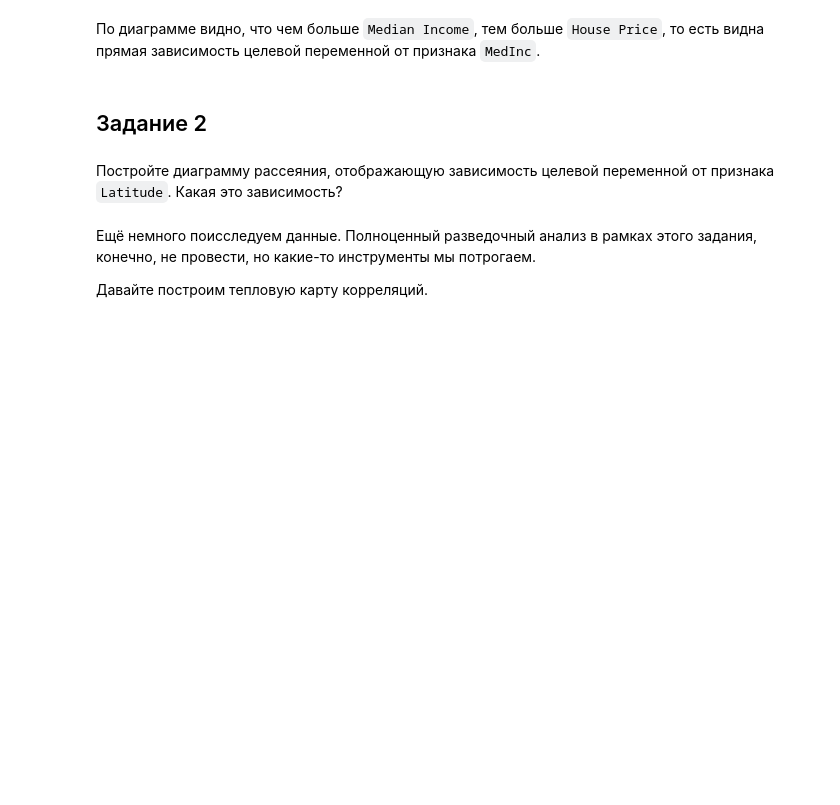
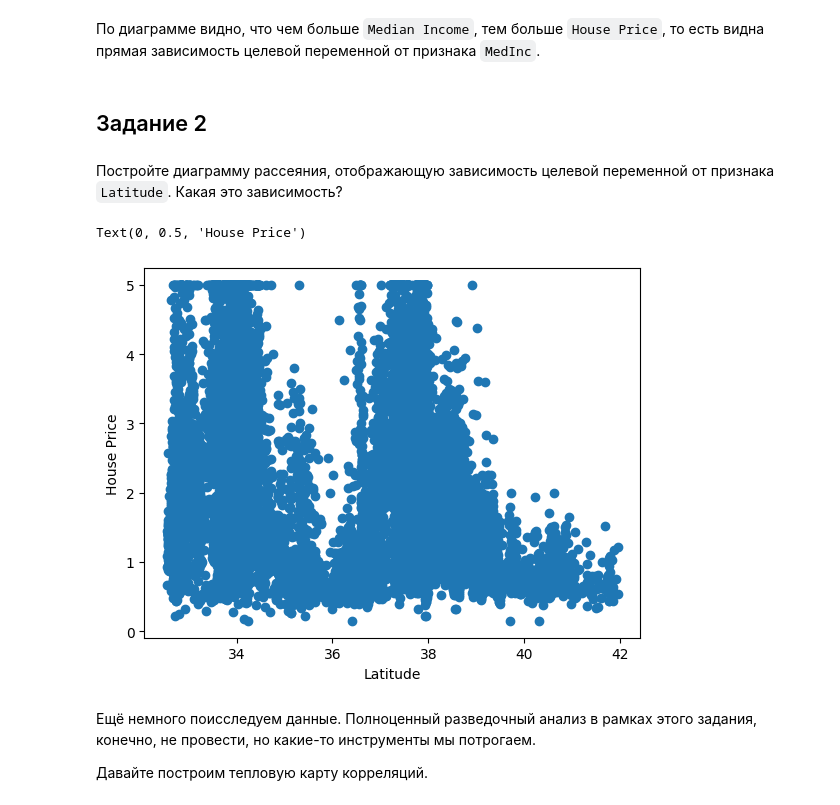
Before and after one commit to Soyava/ML, a Jupyter notebook: Pipeline_task.ipynb, the cells around one changed output. Cells and saved outputs as stored; diff of their text form; code cells hidden in the pictures; blank space fills up the shorter version.

```diff
--- a/Pipeline_task.ipynb
+++ b/Pipeline_task.ipynb
@@ -60,6 +60,13 @@ Text(0, 0.5, 'House Price')
 # %% [markdown]
 Постройте диаграмму рассеяния, отображающую зависимость целевой переменной от признака `Latitude`.
 Какая это зависимость?
+# %%
+plt.scatter(X['Latitude'], y)
+plt.xlabel('Latitude')
+plt.ylabel('House Price')
+# %% [output]
+Text(0, 0.5, 'House Price')
+[figure, added]
 # %% [markdown]
 Ещё немного поисследуем данные. Полноценный разведочный анализ в рамках этого задания, конечно, не провести, но какие-то инструменты мы потрогаем.
 
```
Also changed, not shown: parts of 8 cells of this notebook.
